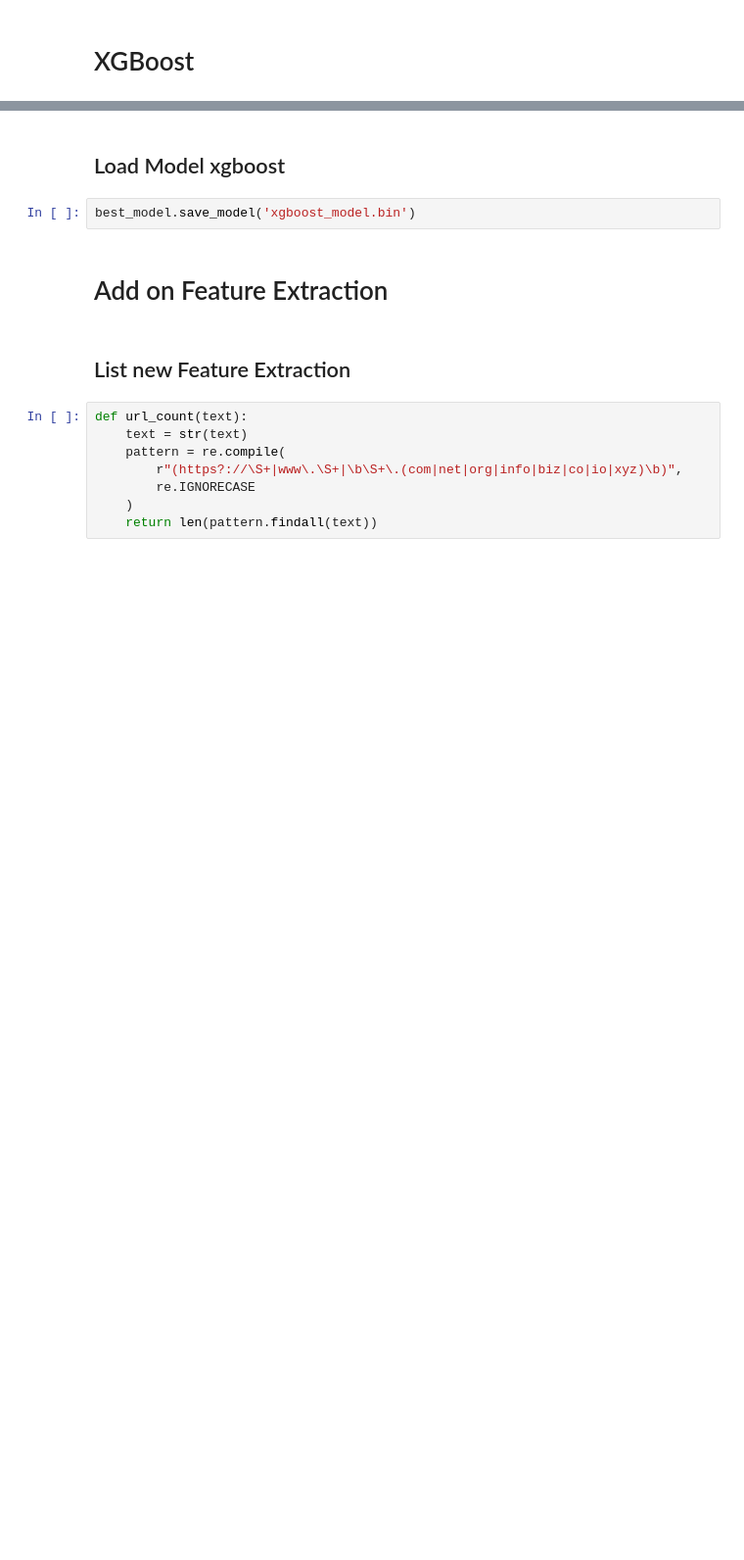
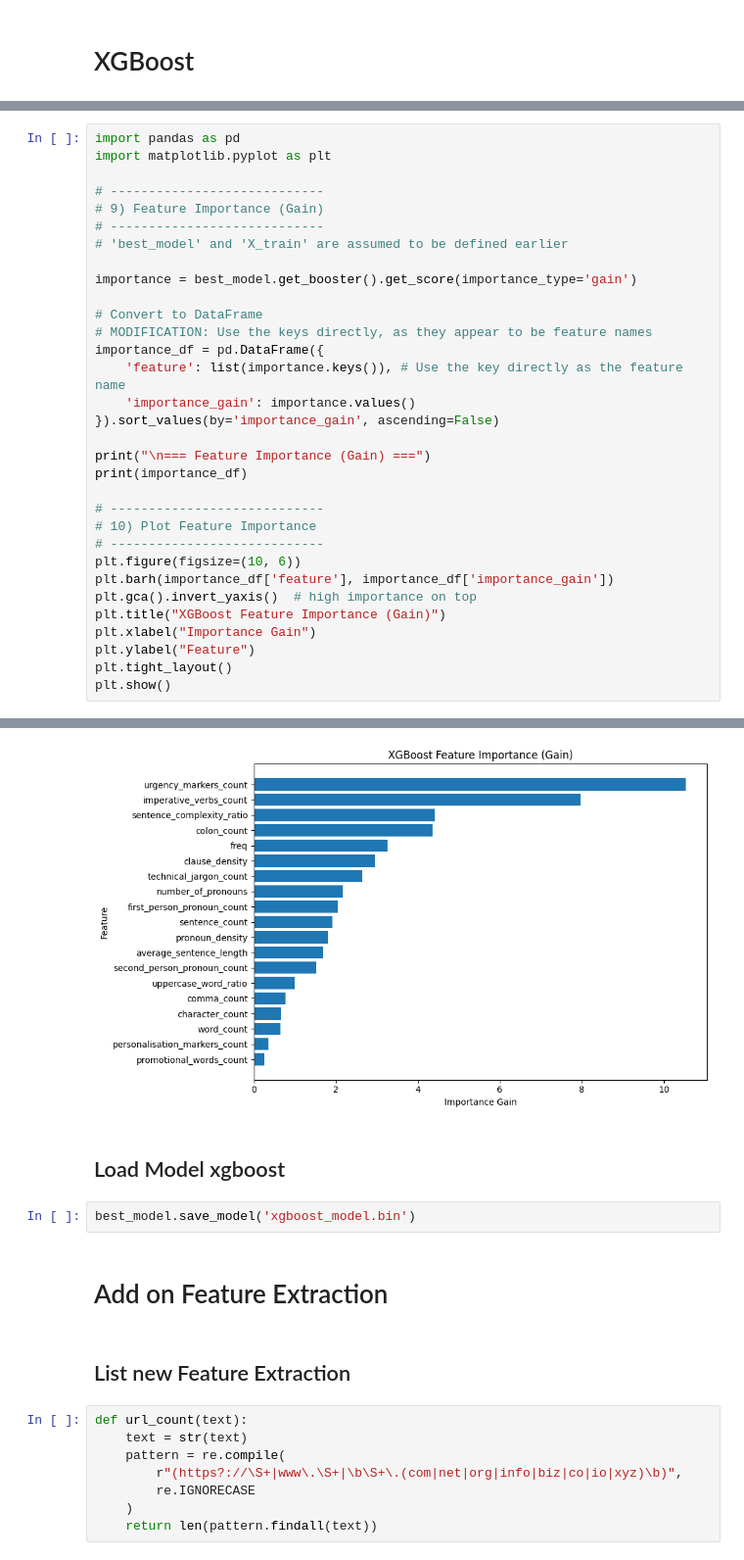
Before and after one commit to Keeta-Kimila/classification-model-that-email-between-Legitimate-or-Phishing, a Jupyter notebook: source_code/feature_extraction_and_model.ipynb, the cells around one changed output, grey strips where cells are left out. Shown: that part at 98% size. Drawn from its saved outputs; the diff is of its cells as text; blank space fills up the shorter version.

```diff
--- a/source_code/feature_extraction_and_model.ipynb
+++ b/source_code/feature_extraction_and_model.ipynb
@@ -789,3 +794,36 @@ Confusion Matrix:
 Parameters: { "use_label_encoder" } are not used.
 
   bst.update(dtrain, iteration=i, fobj=obj)
+# %%
+import pandas as pd
+import matplotlib.pyplot as plt
+
+# ----------------------------
+# 9) Feature Importance (Gain)
+# ----------------------------
+# 'best_model' and 'X_train' are assumed to be defined earlier
+
+importance = best_model.get_booster().get_score(importance_type='gain')
+
+# Convert to DataFrame
+# MODIFICATION: Use the keys directly, as they appear to be feature names
+importance_df = pd.DataFrame({
+    'feature': list(importance.keys()), # Use the key directly as the feature name
+    'importance_gain': importance.values()
+}).sort_values(by='importance_gain', ascending=False)
+
+print("\n=== Feature Importance (Gain) ===")
+print(importance_df)
+
+# ----------------------------
+# 10) Plot Feature Importance
+# ----------------------------
+plt.figure(figsize=(10, 6))
+plt.barh(importance_df['feature'], importance_df['importance_gain'])
+plt.gca().invert_yaxis()  # high importance on top
+plt.title("XGBoost Feature Importance (Gain)")
+plt.xlabel("Importance Gain")
+plt.ylabel("Feature")
+plt.tight_layout()
+plt.show()
+# %% [output]
@@ -792,3 +847,4 @@ Parameters: { "use_label_encoder" } are not used.
+[figure, added]
 # %% [markdown]
 ## Load Model xgboost
 # %%
```
Also changed, not shown: parts of 11 cells of this notebook.
